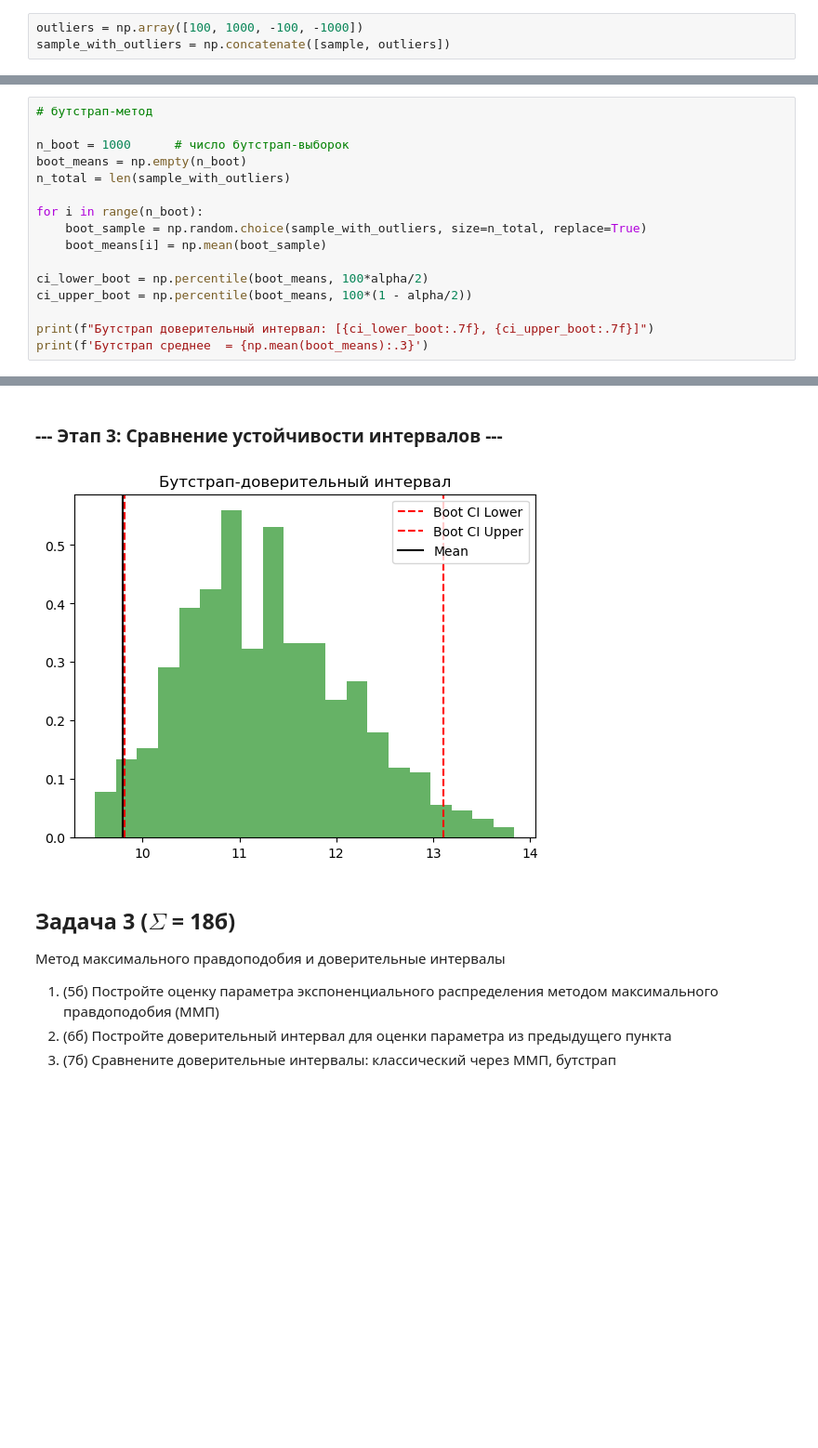
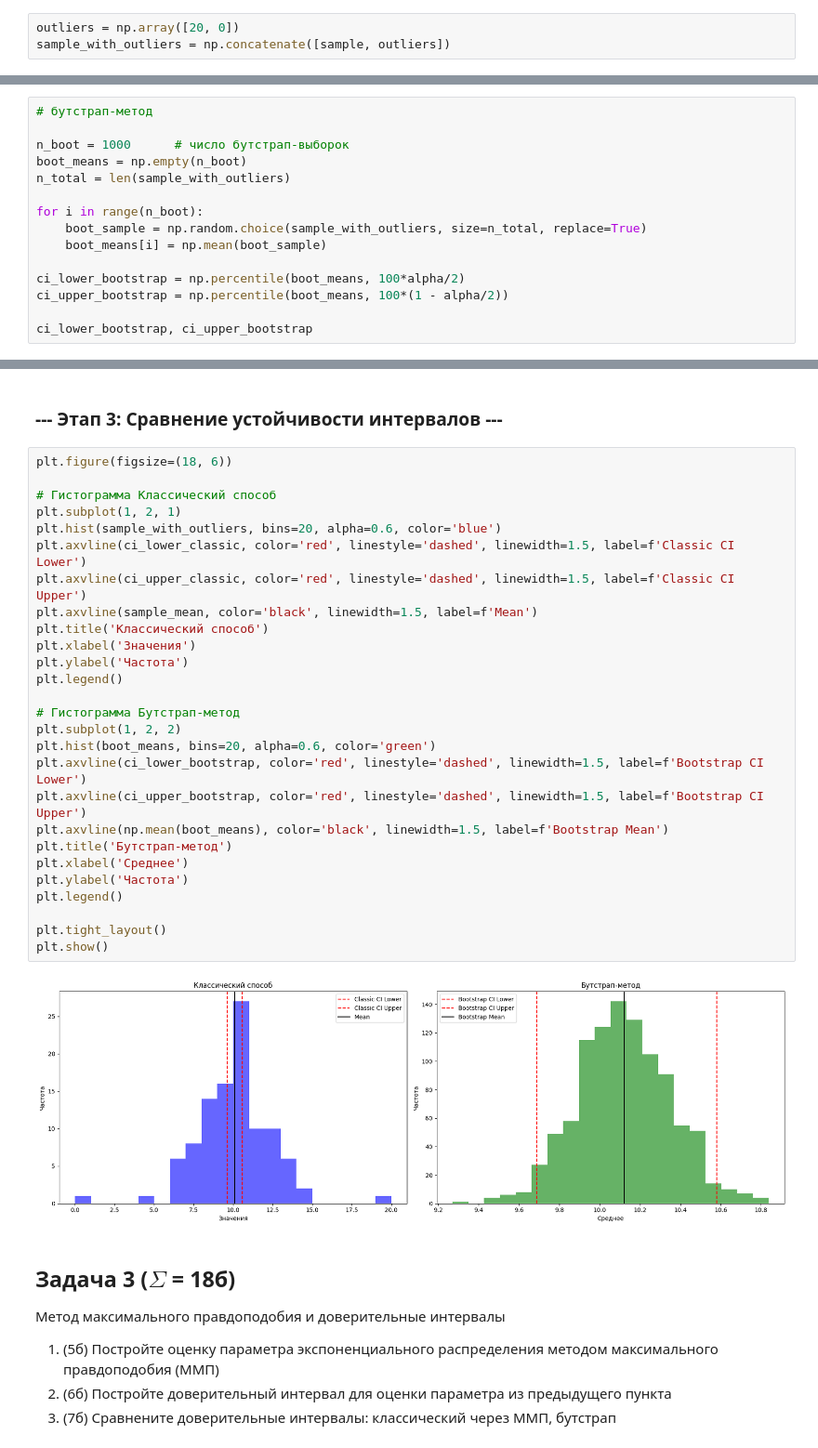
Before and after one commit to r42arty/hse, a Jupyter notebook: mod3/MathStat/MS_3.ipynb, the cells around one changed output, grey strips where cells are left out. Shown at 93% size. Saved outputs shown, nothing was run; the diff lists cells and outputs as text; blank space fills up the shorter version.

```diff
--- a/mod3/MathStat/MS_3.ipynb
+++ b/mod3/MathStat/MS_3.ipynb
@@ -120,7 +120,7 @@ plt.show()
 # %% [markdown]
 ### --- Этап 1: Генерация выборки и добавление выбросов ---
 # %%
-outliers = np.array([100, 1000, -100, -1000])
+outliers = np.array([20, 0])
 sample_with_outliers = np.concatenate([sample, outliers])
 # %% [markdown]
 ### --- Этап 2: Расчет доверительных интервалов классическим способом и бутстрап-методом ---
@@ -149,9 +149,8 @@ for i in range(n_boot):
     boot_sample = np.random.choice(sample_with_outliers, size=n_total, replace=True)
     boot_means[i] = np.mean(boot_sample)
 
-ci_lower_boot = np.percentile(boot_means, 100*alpha/2)
-ci_upper_boot = np.percentile(boot_means, 100*(1 - alpha/2))
+ci_lower_bootstrap = np.percentile(boot_means, 100*alpha/2)
+ci_upper_bootstrap = np.percentile(boot_means, 100*(1 - alpha/2))
 
-print(f"Бутстрап доверительный интервал: [{ci_lower_boot:.7f}, {ci_upper_boot:.7f}]")
-print(f'Бутстрап cреднее  = {np.mean(boot_means):.3}')
+ci_lower_bootstrap, ci_upper_bootstrap
 # %% [output]
@@ -160,8 +158,34 @@ print(f'Бутстрап cреднее  = {np.mean(boot_means):.3}')
 # %% [markdown]
 ### --- Этап 3: Сравнение устойчивости интервалов ---
 # %%
+plt.figure(figsize=(18, 6))
+
+# Гистограмма Классический способ
+plt.subplot(1, 2, 1)
+plt.hist(sample_with_outliers, bins=20, alpha=0.6, color='blue')
+plt.axvline(ci_lower_classic, color='red', linestyle='dashed', linewidth=1.5, label=f'Classic CI Lower')
+plt.axvline(ci_upper_classic, color='red', linestyle='dashed', linewidth=1.5, label=f'Classic CI Upper')
+plt.axvline(sample_mean, color='black', linewidth=1.5, label=f'Mean')
+plt.title('Классический способ')
+plt.xlabel('Значения')
+plt.ylabel('Частота')
+plt.legend()
+
+# Гистограмма Бутстрап-метод
+plt.subplot(1, 2, 2)
+plt.hist(boot_means, bins=20, alpha=0.6, color='green')
+plt.axvline(ci_lower_bootstrap, color='red', linestyle='dashed', linewidth=1.5, label=f'Bootstrap CI Lower')
+plt.axvline(ci_upper_bootstrap, color='red', linestyle='dashed', linewidth=1.5, label=f'Bootstrap CI Upper')
+plt.axvline(np.mean(boot_means), color='black', linewidth=1.5, label=f'Bootstrap Mean')
+plt.title('Бутстрап-метод')
+plt.xlabel('Среднее')
+plt.ylabel('Частота')
+plt.legend()
+
+plt.tight_layout()
+plt.show()
 # %% [output]
-[figure, old version]
+[figure, new version]
 # %% [markdown]
 ## Задача 3 ($\Sigma$ = 18б)
 Метод максимального правдоподобия и доверительные интервалы
```
Also changed, not shown: parts of 3 cells of this notebook.
